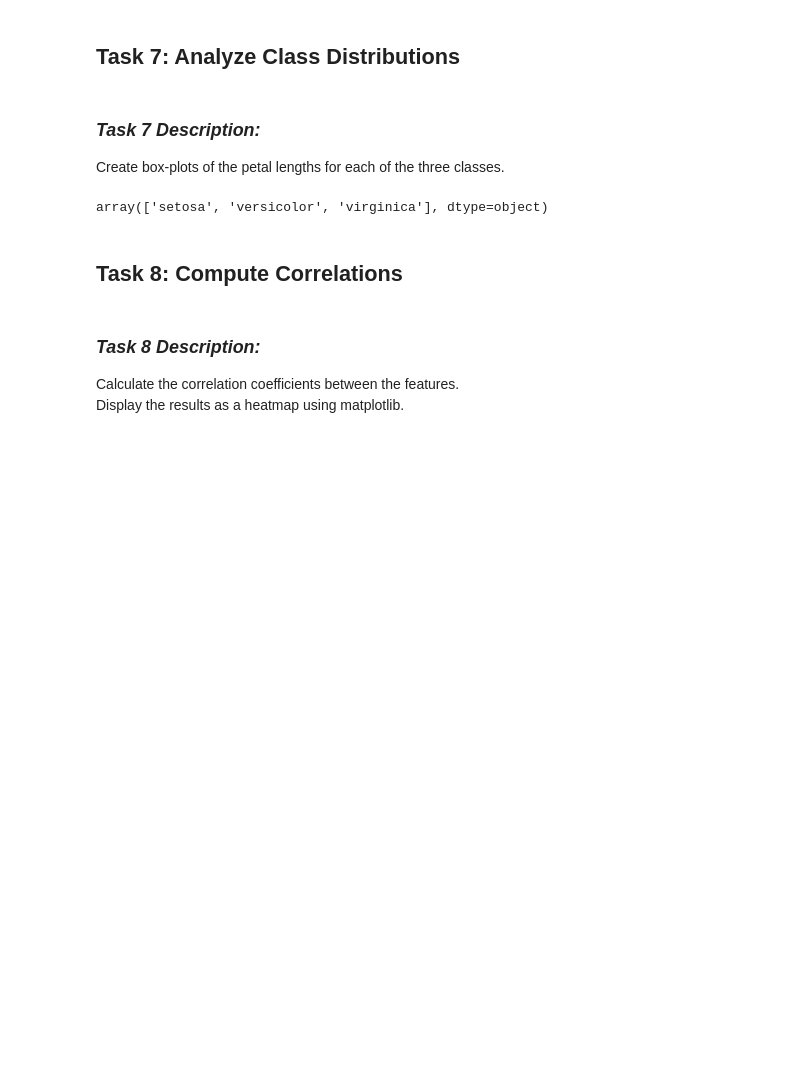
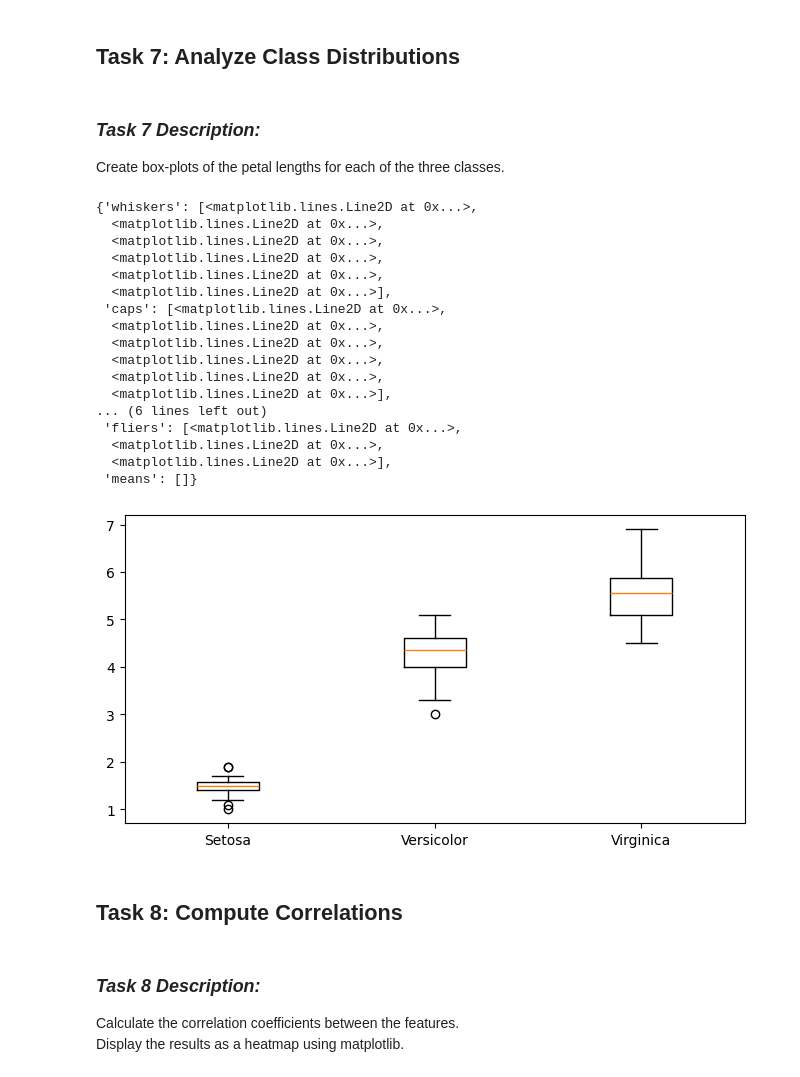
Before and after one commit to skerr17/principles_of_data_analytics, a Jupyter notebook: tasks.ipynb, the cells around one changed output. Cells and saved outputs as stored; diff of their text form; code cells hidden in the pictures; blank space fills up the shorter version.

Commit message:
added basic boxplot for task 7

```diff
--- a/tasks.ipynb
+++ b/tasks.ipynb
@@ -468,10 +466,38 @@ $y = 0.23x + 1.45$
 ### ***Task 7 Description:***
 
 Create box-plots of the petal lengths for each of the three classes.
-# %%
-iris_dataframe['species'].unique()
-# %% [output]
-array(['setosa', 'versicolor', 'virginica'], dtype=object)
+# %%
+# get petal lenght data for each three classes
+setosa_petal_length = iris_dataframe[iris_dataframe['species'] == 'setosa']['petal length (cm)']
+versicolor_petal_length = iris_dataframe[iris_dataframe['species'] == 'versicolor']['petal length (cm)']
+virginica_petal_length = iris_dataframe[iris_dataframe['species'] == 'virginica']['petal length (cm)']
+
+
+# create boxplot
+fig, ax = plt.subplots(figsize=(8, 4)) # set the size of the figure
+
+# Create the boxplot of petal length for each species
+ax.boxplot([setosa_petal_length, versicolor_petal_length, virginica_petal_length],
+           labels=['Setosa', 'Versicolor', 'Virginica']) # plot the boxplot
+# %% [output]
+{'whiskers': [<matplotlib.lines.Line2D at 0x...>,
+  <matplotlib.lines.Line2D at 0x...>,
+  <matplotlib.lines.Line2D at 0x...>,
+  <matplotlib.lines.Line2D at 0x...>,
+  <matplotlib.lines.Line2D at 0x...>,
+  <matplotlib.lines.Line2D at 0x...>],
+ 'caps': [<matplotlib.lines.Line2D at 0x...>,
+  <matplotlib.lines.Line2D at 0x...>,
+  <matplotlib.lines.Line2D at 0x...>,
+  <matplotlib.lines.Line2D at 0x...>,
+  <matplotlib.lines.Line2D at 0x...>,
+  <matplotlib.lines.Line2D at 0x...>],
+... (6 lines left out)
+ 'fliers': [<matplotlib.lines.Line2D at 0x...>,
+  <matplotlib.lines.Line2D at 0x...>,
+  <matplotlib.lines.Line2D at 0x...>],
+ 'means': []}
+[figure, added]
 # %% [markdown]
 ## Task 8: Compute Correlations
 # %% [markdown]
```
Also changed, not shown: parts of 2 cells of this notebook.
